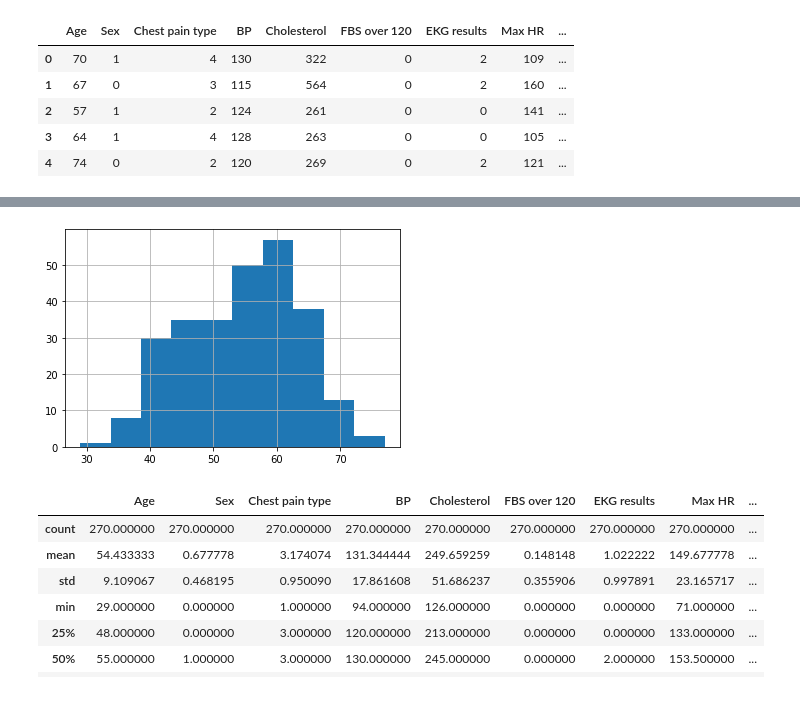
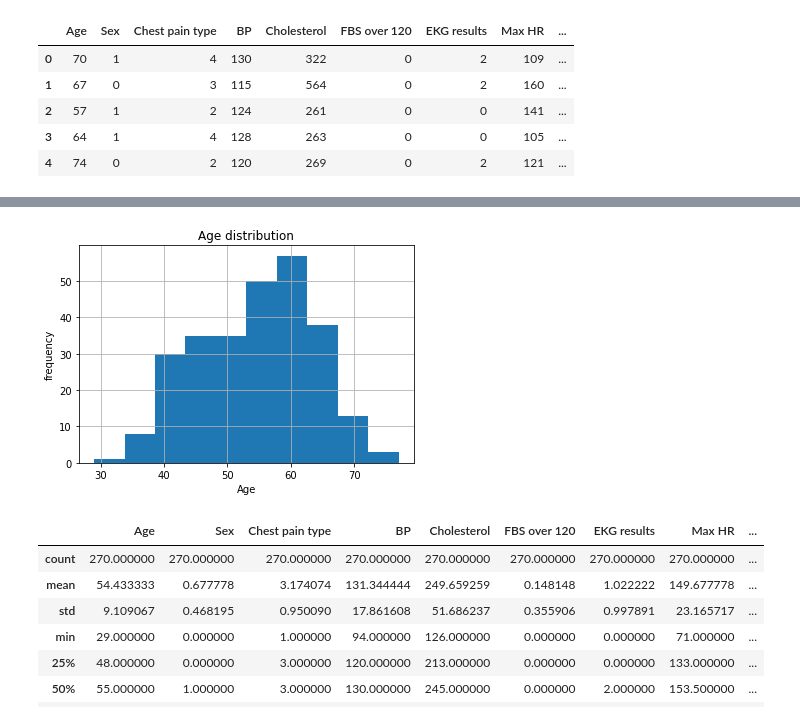
Before and after one commit to timijaycr7/Heart_disease_pred_model, a Jupyter notebook: Heart_disease pred.ipynb, the cells around one changed output, grey strips where cells are left out. Cells and saved outputs as stored; diff of their text form; code cells hidden in the pictures.

```diff
--- a/Heart_disease pred.ipynb
+++ b/Heart_disease pred.ipynb
@@ -64,5 +72,8 @@ Name: Heart Disease, dtype: float64
 # %%
-df["Age"].hist();
+df["Age"].hist()
+plt.xlabel("Age")
+plt.ylabel("frequency")
+plt.title("Age distribution");
 # %% [output]
-[figure, old version]
+[figure, new version]
 # %%
```
Also changed, not shown: parts of 25 cells of this notebook.
